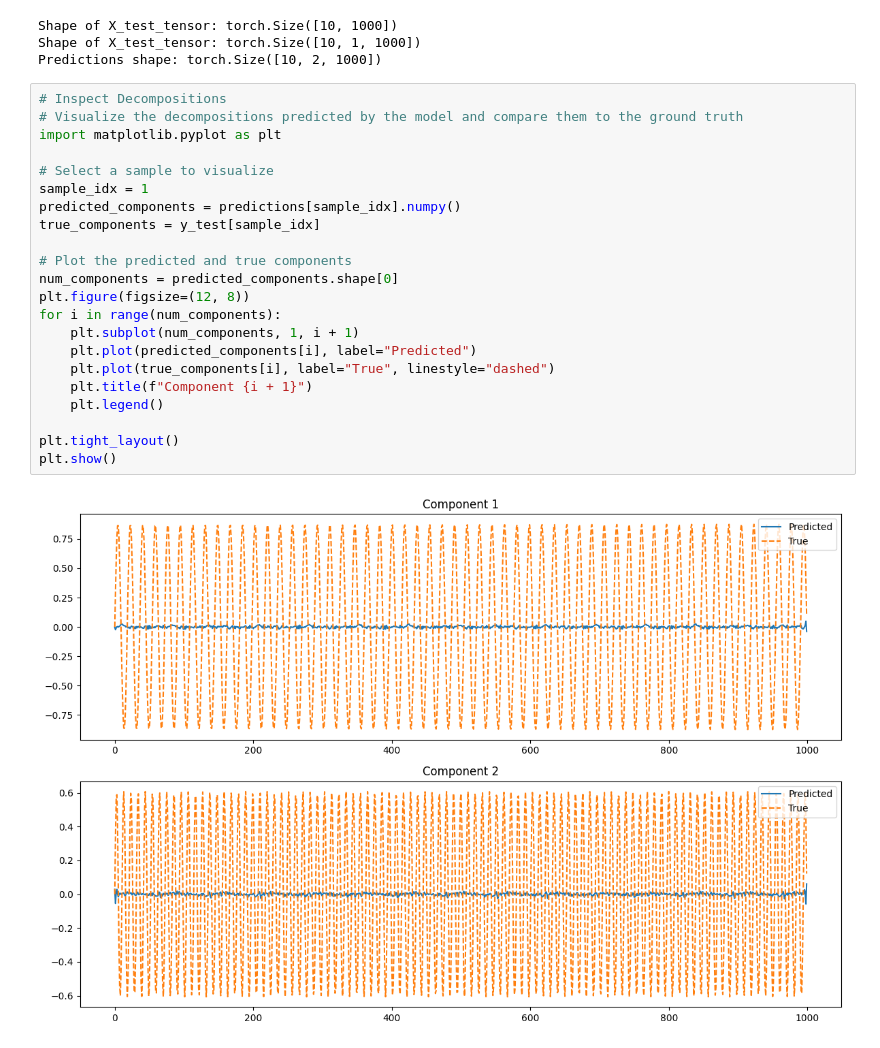
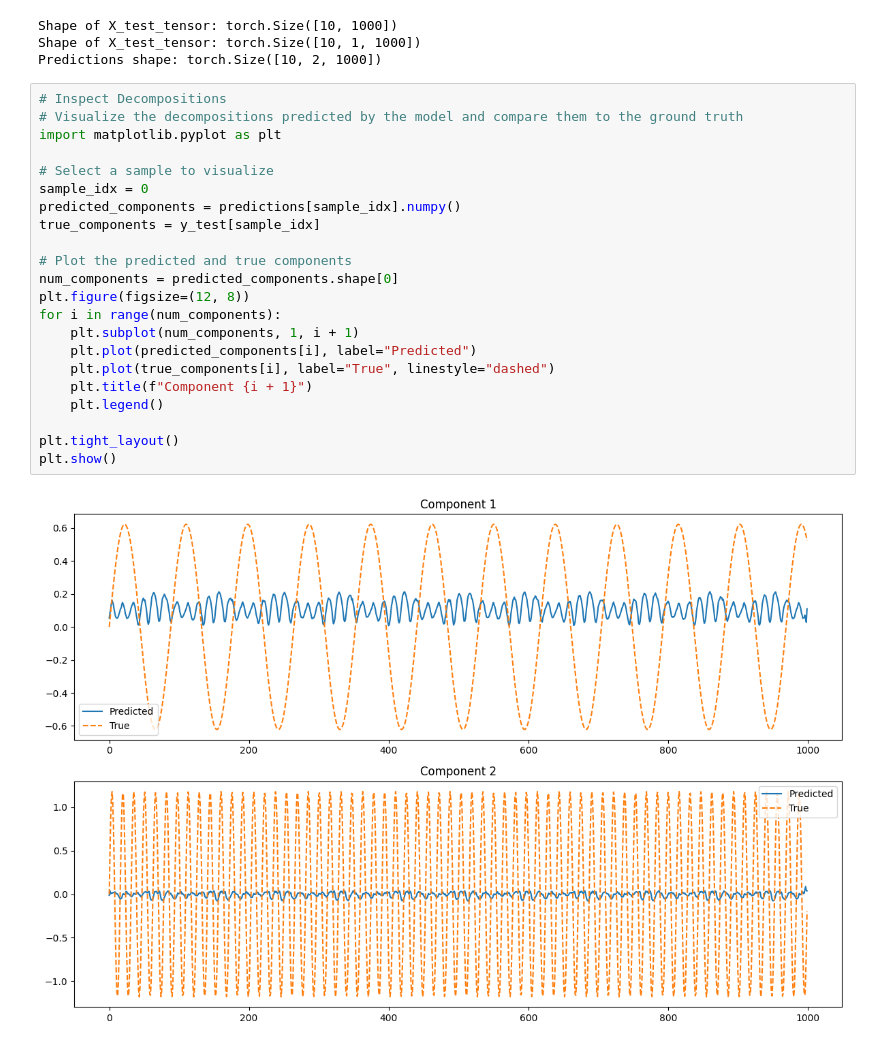
Before and after one commit to KJMvanderHorst/thesis, a Jupyter notebook: notebooks/band_liming_trail.ipynb, the cells around one changed output. Drawn from its saved outputs; the diff is of its cells as text.

```diff
--- a/notebooks/band_liming_trail.ipynb
+++ b/notebooks/band_liming_trail.ipynb
@@ -79,24 +79,24 @@ Predictions shape: torch.Size([10, 2, 1000])
 # %%
 # Inspect Decompositions
 # Visualize the decompositions predicted by the model and compare them to the ground truth
 import matplotlib.pyplot as plt
 
 # Select a sample to visualize
-sample_idx = 1
+sample_idx = 0
 predicted_components = predictions[sample_idx].numpy()
 true_components = y_test[sample_idx]
 
 # Plot the predicted and true components
 num_components = predicted_components.shape[0]
 plt.figure(figsize=(12, 8))
 for i in range(num_components):
     plt.subplot(num_components, 1, i + 1)
     plt.plot(predicted_components[i], label="Predicted")
     plt.plot(true_components[i], label="True", linestyle="dashed")
     plt.title(f"Component {i + 1}")
     plt.legend()
 
 plt.tight_layout()
 plt.show()
 # %% [output]
-[figure, old version]
+[figure, new version]
```
Also changed, not shown: 6 other files.
